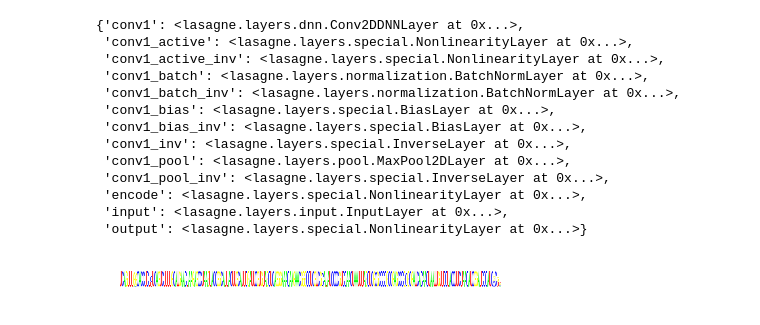
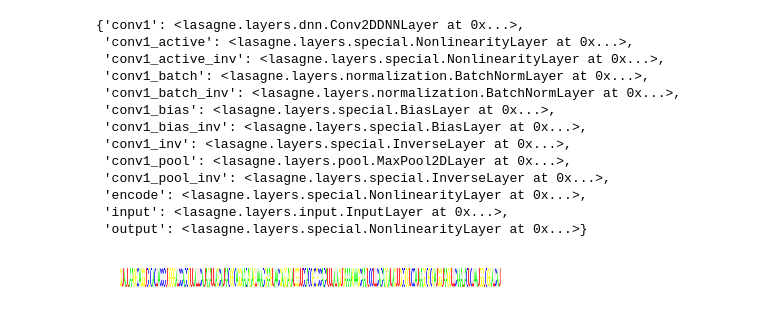
Before and after one commit to p-koo/theanomics, a Jupyter notebook: notebook/genome_conv_autoencoder.ipynb, the cells around one changed output. Saved outputs shown, nothing was run; the diff lists cells and outputs as text; code cells hidden in the pictures.

```diff
--- a/notebook/genome_conv_autoencoder.ipynb
+++ b/notebook/genome_conv_autoencoder.ipynb
@@ -521,15 +521,22 @@ network
 # %%
 fmaps = get_feature_maps(network['output'], nnmodel.input_var, train[0], batch_size=500)
 # %%
-seq = np.squeeze(fmaps[2])
+index = 1
+seq = np.squeeze(fmaps[index])
 MIN = np.min(seq)
 MAX = np.max(seq)
 pwm = (seq - MIN)/(MAX-MIN)
 norm = np.outer(np.ones(4), np.sum(seq, axis=0))
 pwm = pwm/norm
 logo = seq_logo(pwm, height=50, width=1000, norm=0, rna=1, filepath='.')
 plt.imshow(logo, cmap='jet', vmin=0, vmax=1, interpolation='none')
 plt.axis('off')
 plt.savefig(os.path.join(filepath + '_test.eps'), format='eps',bbox_inches='tight');
+
+seq = np.squeeze(train[0][index])
+logo = seq_logo(seq, height=50, width=1000, norm=0, rna=1, filepath='.')
+plt.imshow(logo, cmap='jet', vmin=0, vmax=1, interpolation='none')
+plt.axis('off')
+plt.savefig(os.path.join(filepath + '_orig.eps'), format='eps',bbox_inches='tight');
 # %% [output]
-[figure, old version]
+[figure, new version]
```
Also changed, not shown: parts of 5 cells of this notebook, 19 other files.
